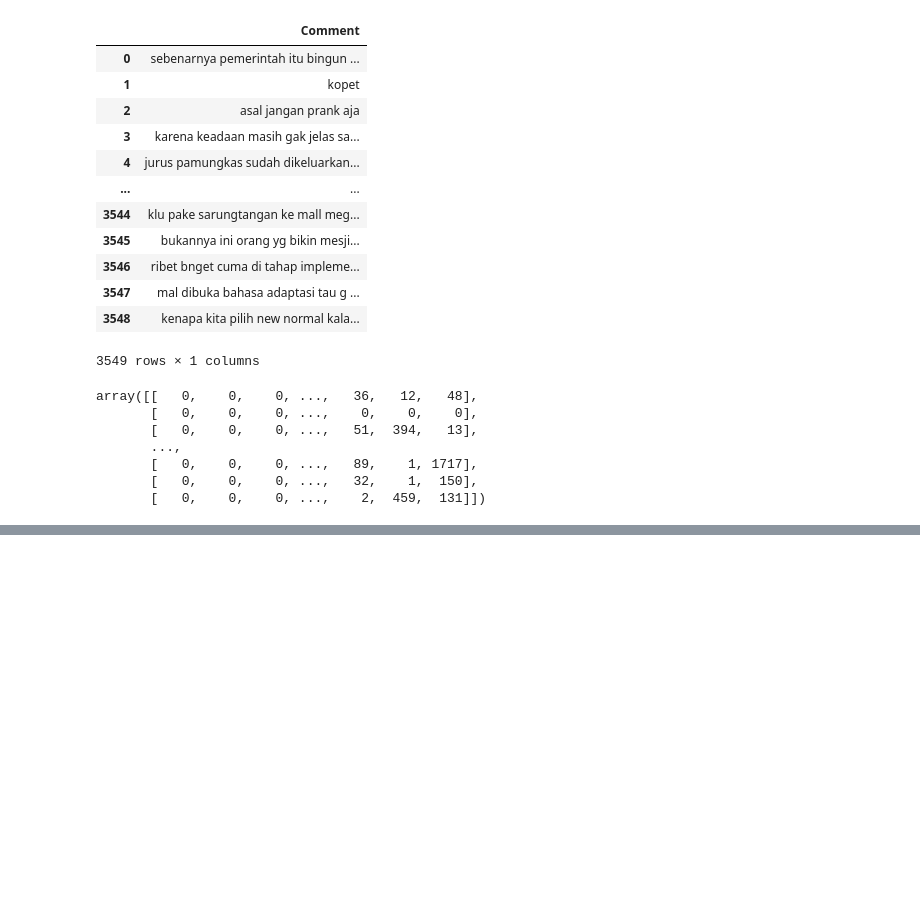
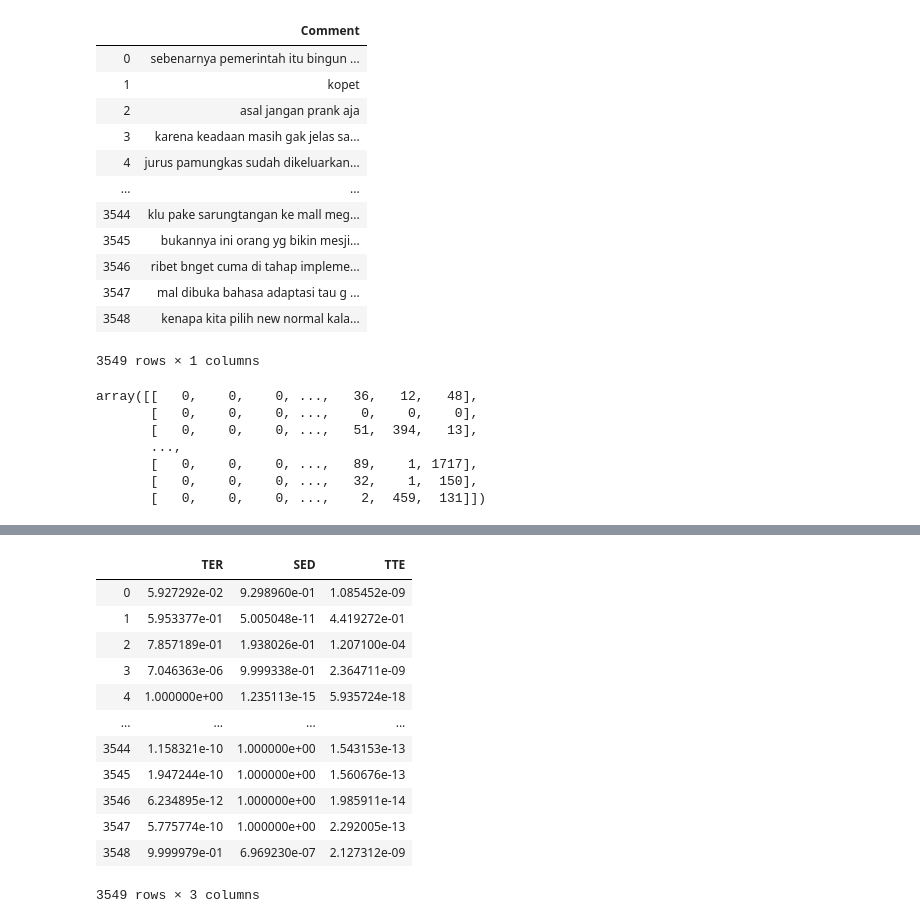
Before and after one commit to pakfawwaz/lombamercu, a Jupyter notebook: Level_Bahasa_Upsampling_BILSTM.ipynb, the cells around one changed output, grey strips where cells are left out. Drawn from its saved outputs; the diff is of its cells as text; code cells hidden in the pictures; blank space fills up the shorter version.

```diff
--- a/Level_Bahasa_Upsampling_BILSTM.ipynb
+++ b/Level_Bahasa_Upsampling_BILSTM.ipynb
@@ -641,0 +640,17 @@ array([[7.7066602e-07, 9.9993092e-01, 4.6858725e-07],
+# %%
+dfhasil = pd.DataFrame(y_pred_aplikasi, columns=['TER', 'SED', 'TTE'])
+dfhasil
+# %% [output]
+|  | TER | SED | TTE |
+| 0 | 5.927292e-02 | 9.298960e-01 | 1.085452e-09 |
+| 1 | 5.953377e-01 | 5.005048e-11 | 4.419272e-01 |
+| 2 | 7.857189e-01 | 1.938026e-01 | 1.207100e-04 |
+| 3 | 7.046363e-06 | 9.999338e-01 | 2.364711e-09 |
+| 4 | 1.000000e+00 | 1.235113e-15 | 5.935724e-18 |
+| ... | ... | ... | ... |
+| 3544 | 1.158321e-10 | 1.000000e+00 | 1.543153e-13 |
+| 3545 | 1.947244e-10 | 1.000000e+00 | 1.560676e-13 |
+| 3546 | 6.234895e-12 | 1.000000e+00 | 1.985911e-14 |
+| 3547 | 5.775774e-10 | 1.000000e+00 | 2.292005e-13 |
+| 3548 | 9.999979e-01 | 6.969230e-07 | 2.127312e-09 |
+3549 rows × 3 columns
```
Also changed, not shown: parts of 23 cells of this notebook, 1 other file.
